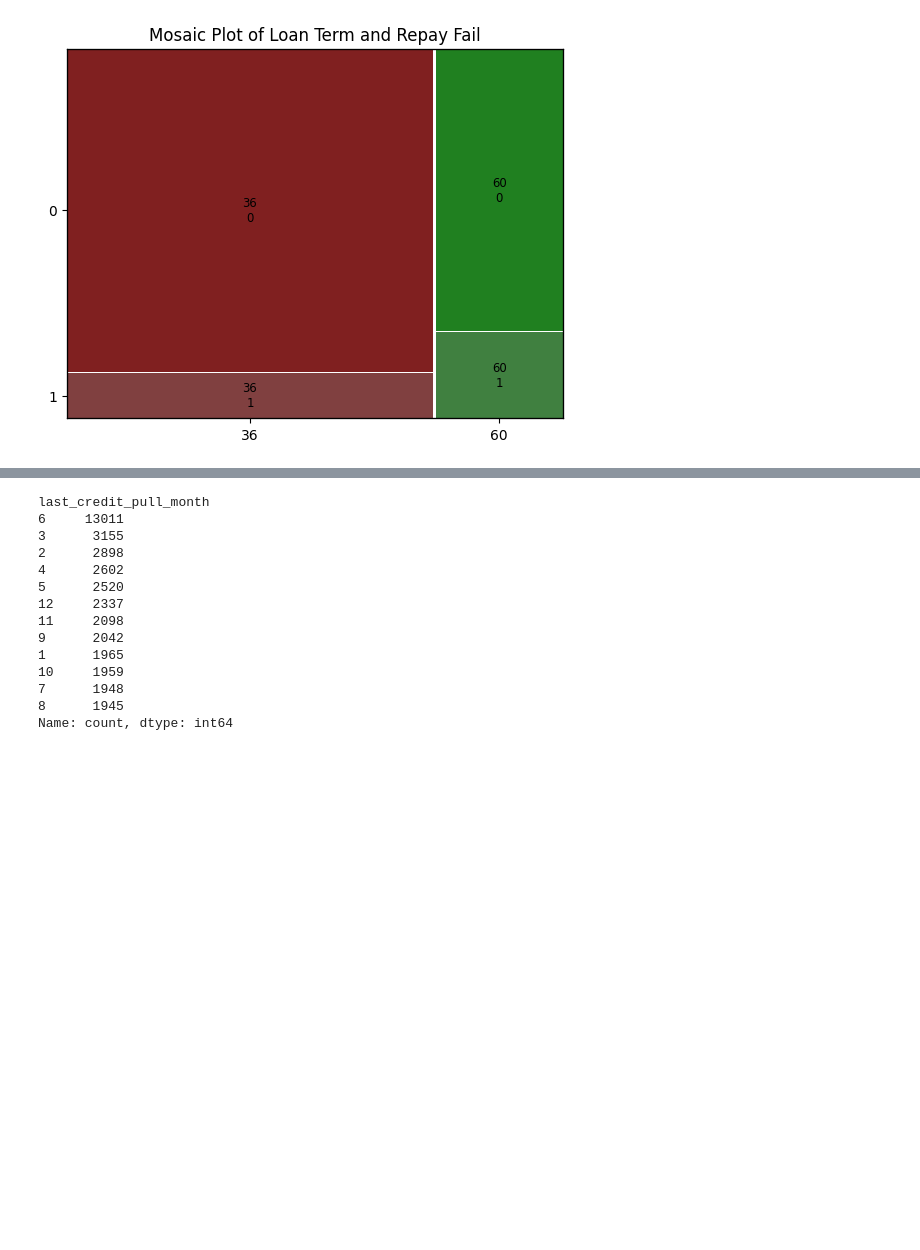
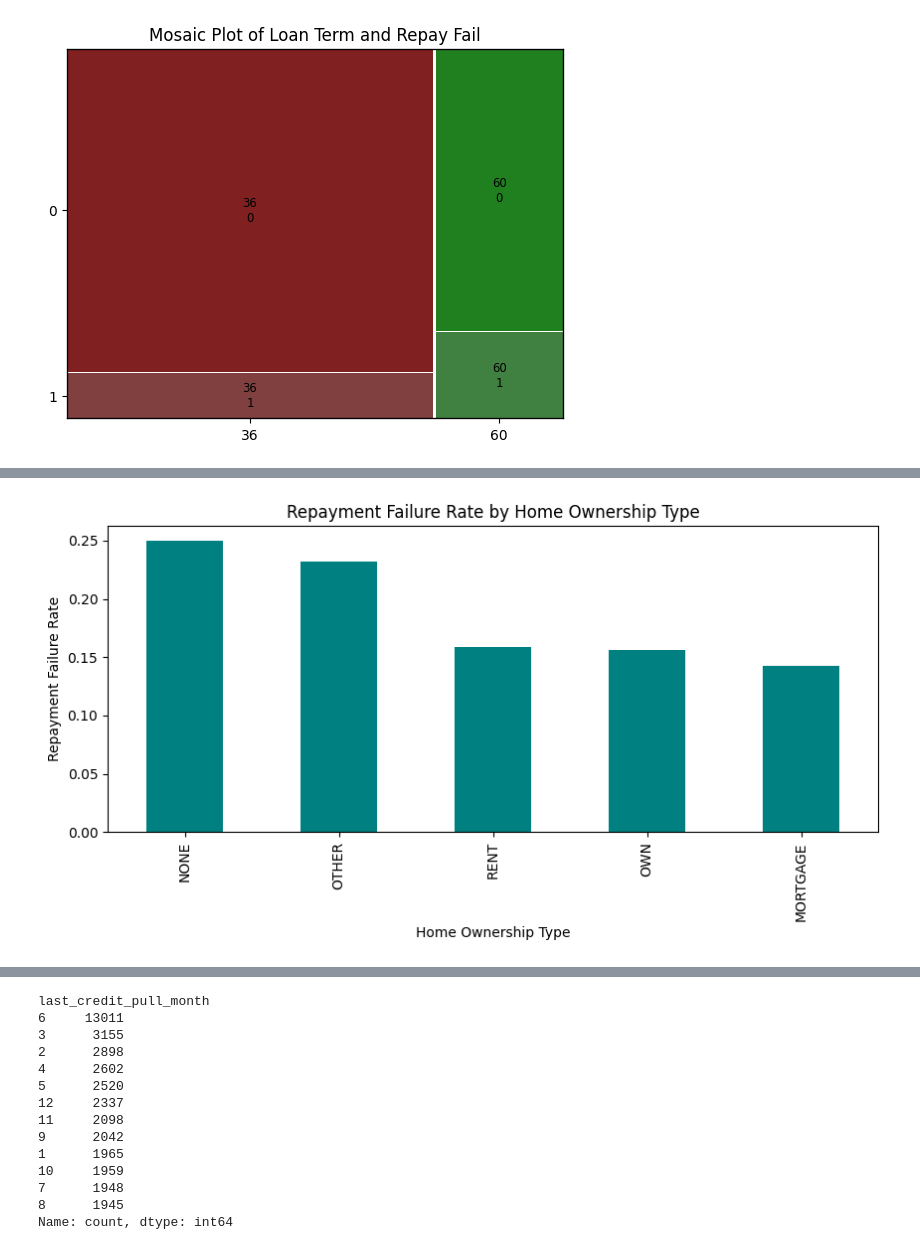
Before and after one commit to jyounes23/LoanDefaultPredictor, a Jupyter notebook: finalProject copy.ipynb, the cells around one changed output, grey strips where cells are left out. Drawn from its saved outputs; the diff is of its cells as text; code cells hidden in the pictures; blank space fills up the shorter version.

Commit message:
looked at repay_fail and teh sate correlations

```diff
--- a/finalProject copy.ipynb
+++ b/finalProject copy.ipynb
@@ -521,7 +551,7 @@ Correlation between int_rate > 20.00 and repay_fail: 0.08223219072071816
 import pandas as pd
 
 # Convert 'issue_d' to datetime assuming the year is represented with two digits
-Loan_Data['issue_d'] = pd.to_datetime(Loan_Data['issue_d'], format='%b-%y')
+Loan['issue_d'] = pd.to_datetime(Loan_Data['issue_d'], format='%b-%y')
 
 # Extract the month from 'issue_d' and create a new column
-Loan_Data['issue_month'] = Loan_Data['issue_d'].dt.month
+Loan_Data_explore['issue_month'] = Loan_Data['issue_d'].dt.month
@@ -683,0 +663,7 @@ Loan_Data_explore['years_since_last_credit_pull'] = datetime.now().year - Loan_D
+# %%
+# Group by 'home_ownership' and calculate the mean of 'repay_fail'
+home_ownership_repay_fail = Loan_Data.groupby('home_ownership')['repay_fail'].mean()
+
+# Sort the results to see which home ownership categories have the highest failure rates
+sorted_home_ownership_repay_fail = home_ownership_repay_fail.sort_values(ascending=False)
+print(sorted_home_ownership_repay_fail)
@@ -683,0 +678,11 @@ Loan_Data_explore['years_since_last_credit_pull'] = datetime.now().year - Loan_D
+# %%
+import matplotlib.pyplot as plt
+
+# Create a bar plot for 'repay_fail' rates by 'home_ownership'
+sorted_home_ownership_repay_fail.plot(kind='bar', color='teal', figsize=(10, 4))
+plt.title('Repayment Failure Rate by Home Ownership Type')
+plt.xlabel('Home Ownership Type')
+plt.ylabel('Repayment Failure Rate')
+plt.show()
+# %% [output]
+[figure, added]
```
Also changed, not shown: parts of 17 cells of this notebook.
